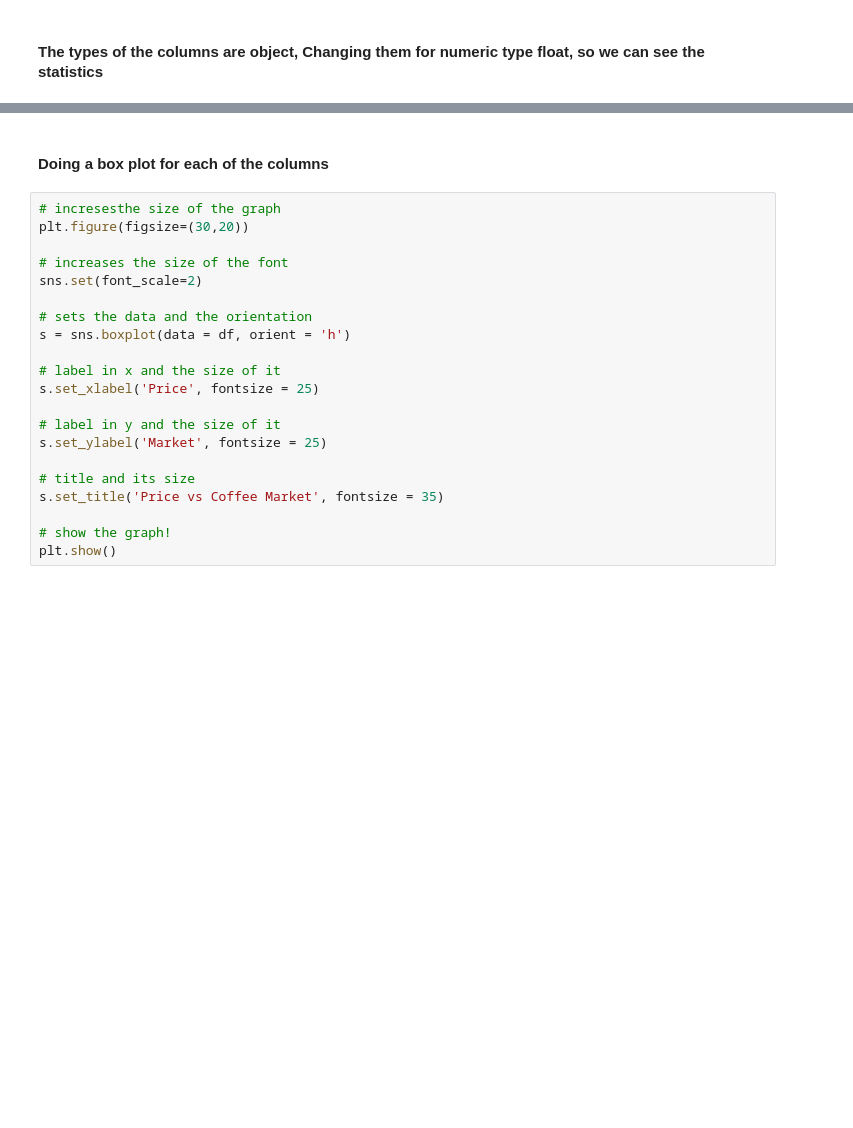
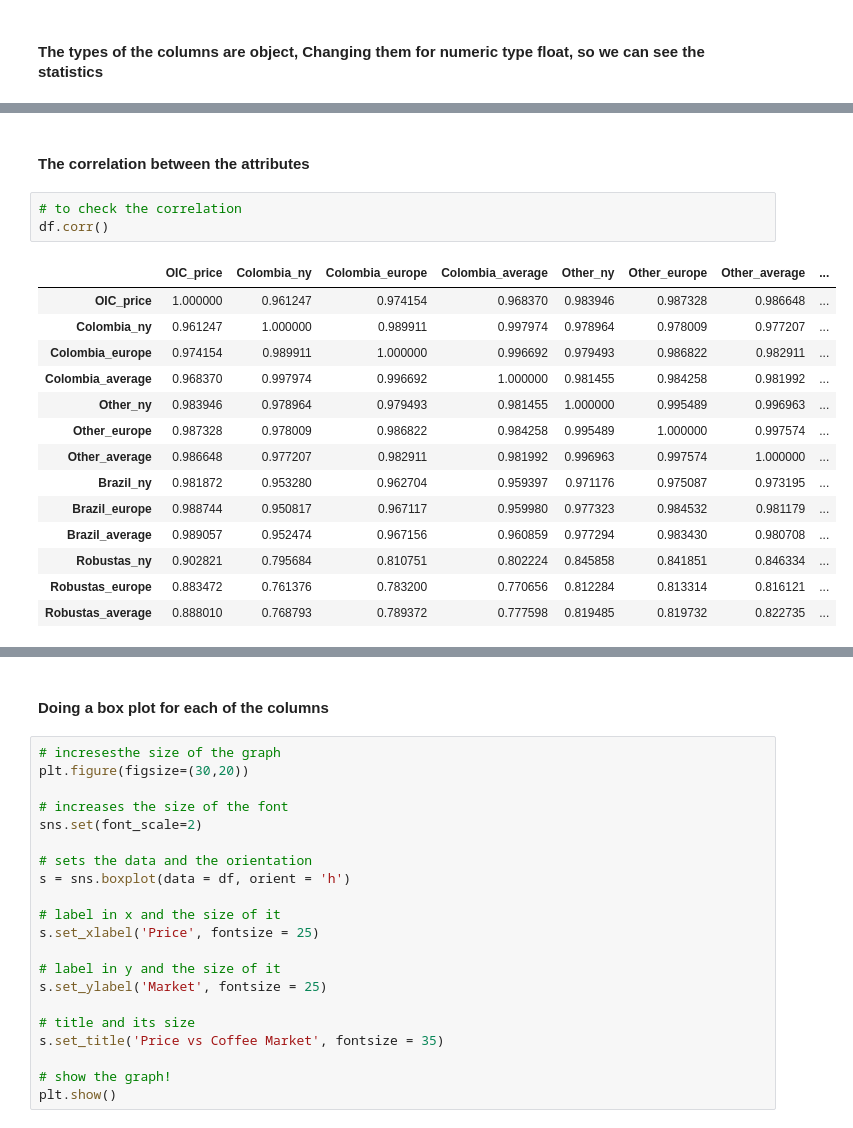
Before and after one commit to montwa/Ryerson, a Jupyter notebook: Coffee Price Regression Analysis.ipynb, the cells around one changed output, grey strips where cells are left out. Drawn from its saved outputs; the diff is of its cells as text; blank space fills up the shorter version.

```diff
--- a/Coffee Price Regression Analysis.ipynb
+++ b/Coffee Price Regression Analysis.ipynb
@@ -99,3 +106,23 @@ df.describe()
 | 50% | 113.155682 | 144.413636 | 141.123636 | 143.529552 | 141.896818 | 138.104348 | 140.704773 | ... |
 | 75% | 133.130252 | 182.577237 | 178.760455 | 179.022500 | 169.232857 | 165.942045 | 166.686126 | ... |
 | max | 231.240000 | 319.633750 | 311.450000 | 312.950000 | 303.590000 | 297.220000 | 300.120000 | ... |
+# %% [markdown]
+#### The correlation between the attributes
+# %%
+# to check the correlation
+df.corr()
+# %% [output]
+|  | OIC_price | Colombia_ny | Colombia_europe | Colombia_average | Other_ny | Other_europe | Other_average | ... |
+| OIC_price | 1.000000 | 0.961247 | 0.974154 | 0.968370 | 0.983946 | 0.987328 | 0.986648 | ... |
+| Colombia_ny | 0.961247 | 1.000000 | 0.989911 | 0.997974 | 0.978964 | 0.978009 | 0.977207 | ... |
+| Colombia_europe | 0.974154 | 0.989911 | 1.000000 | 0.996692 | 0.979493 | 0.986822 | 0.982911 | ... |
+| Colombia_average | 0.968370 | 0.997974 | 0.996692 | 1.000000 | 0.981455 | 0.984258 | 0.981992 | ... |
+| Other_ny | 0.983946 | 0.978964 | 0.979493 | 0.981455 | 1.000000 | 0.995489 | 0.996963 | ... |
+| Other_europe | 0.987328 | 0.978009 | 0.986822 | 0.984258 | 0.995489 | 1.000000 | 0.997574 | ... |
+| Other_average | 0.986648 | 0.977207 | 0.982911 | 0.981992 | 0.996963 | 0.997574 | 1.000000 | ... |
+| Brazil_ny | 0.981872 | 0.953280 | 0.962704 | 0.959397 | 0.971176 | 0.975087 | 0.973195 | ... |
+| Brazil_europe | 0.988744 | 0.950817 | 0.967117 | 0.959980 | 0.977323 | 0.984532 | 0.981179 | ... |
+| Brazil_average | 0.989057 | 0.952474 | 0.967156 | 0.960859 | 0.977294 | 0.983430 | 0.980708 | ... |
+| Robustas_ny | 0.902821 | 0.795684 | 0.810751 | 0.802224 | 0.845858 | 0.841851 | 0.846334 | ... |
+| Robustas_europe | 0.883472 | 0.761376 | 0.783200 | 0.770656 | 0.812284 | 0.813314 | 0.816121 | ... |
+| Robustas_average | 0.888010 | 0.768793 | 0.789372 | 0.777598 | 0.819485 | 0.819732 | 0.822735 | ... |
```
Also changed, not shown: parts of 32 cells of this notebook.
